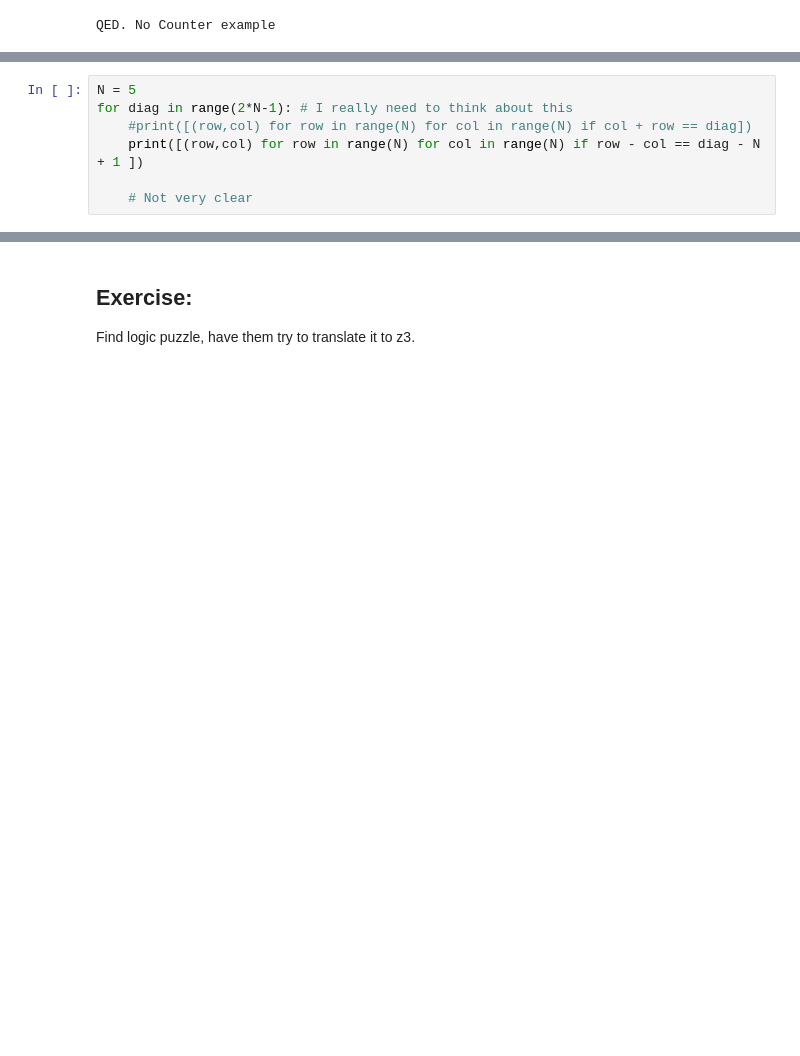
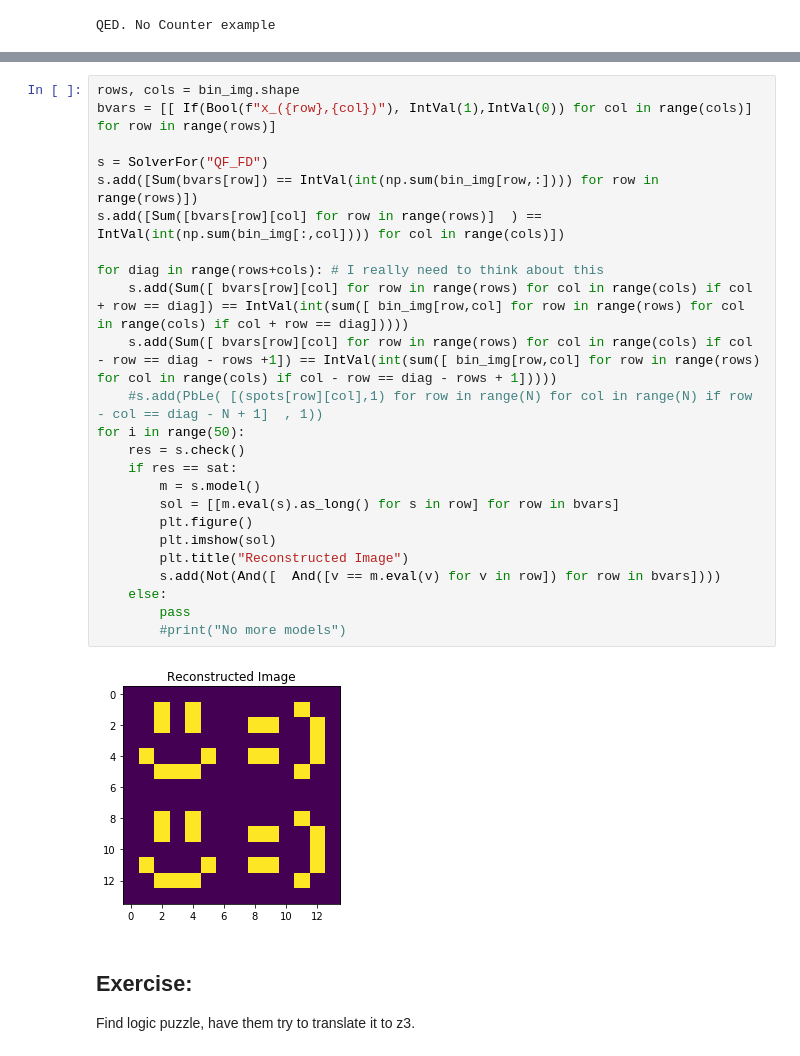
Before and after one commit to philzook58/z3_tutorial, a Jupyter notebook: Z3 Tutorial.ipynb, the cells around one changed output, grey strips where cells are left out. Drawn from its saved outputs; the diff is of its cells as text; blank space fills up the shorter version.

Commit message:
checkpoint

```diff
--- a/Z3 Tutorial.ipynb
+++ b/Z3 Tutorial.ipynb
@@ -167,7 +368,0 @@ sol
-# %%
-N = 5
-for diag in range(2*N-1): # I really need to think about this
-    #print([(row,col) for row in range(N) for col in range(N) if col + row == diag])
-    print([(row,col) for row in range(N) for col in range(N) if row - col == diag - N + 1 ])
-
-    # Not very clear
@@ -197,3 +449,29 @@ Suppose I have some blob on a grid that I can fire an xray through. The xray get
+# %%
+rows, cols = bin_img.shape
+bvars = [[ If(Bool(f"x_({row},{col})"), IntVal(1),IntVal(0)) for col in range(cols)] for row in range(rows)]
+
+s = SolverFor("QF_FD")
+s.add([Sum(bvars[row]) == IntVal(int(np.sum(bin_img[row,:]))) for row in range(rows)])
+s.add([Sum([bvars[row][col] for row in range(rows)]  ) == IntVal(int(np.sum(bin_img[:,col]))) for col in range(cols)])
+
+for diag in range(rows+cols): # I really need to think about this
+    s.add(Sum([ bvars[row][col] for row in range(rows) for col in range(cols) if col + row == diag]) == IntVal(int(sum([ bin_img[row,col] for row in range(rows) for col in range(cols) if col + row == diag]))))
+    s.add(Sum([ bvars[row][col] for row in range(rows) for col in range(cols) if col - row == diag - rows +1]) == IntVal(int(sum([ bin_img[row,col] for row in range(rows) for col in range(cols) if col - row == diag - rows + 1]))))
+    #s.add(PbLe( [(spots[row][col],1) for row in range(N) for col in range(N) if row - col == diag - N + 1]  , 1))
+for i in range(50):
+    res = s.check()
+    if res == sat:
+        m = s.model()
+        sol = [[m.eval(s).as_long() for s in row] for row in bvars]
+        plt.figure()
+        plt.imshow(sol)
+        plt.title("Reconstructed Image")
+        s.add(Not(And([  And([v == m.eval(v) for v in row]) for row in bvars])))
+    else:
+        pass
+        #print("No more models")
+# %% [output]
+[figure, added]
 # %% [markdown]
 ## Exercise:
 
```
Also changed, not shown: parts of 86 cells of this notebook, 13 other files.
